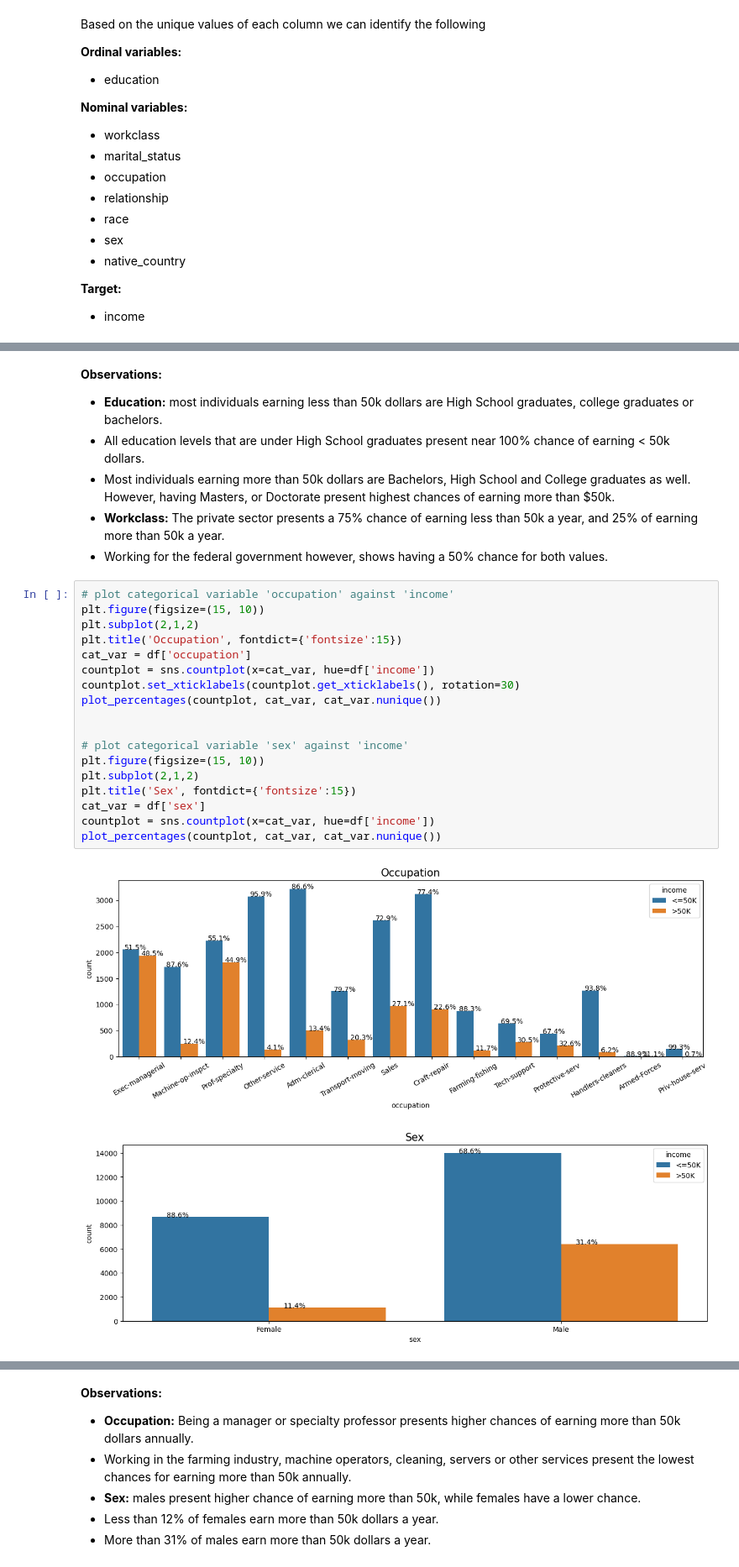
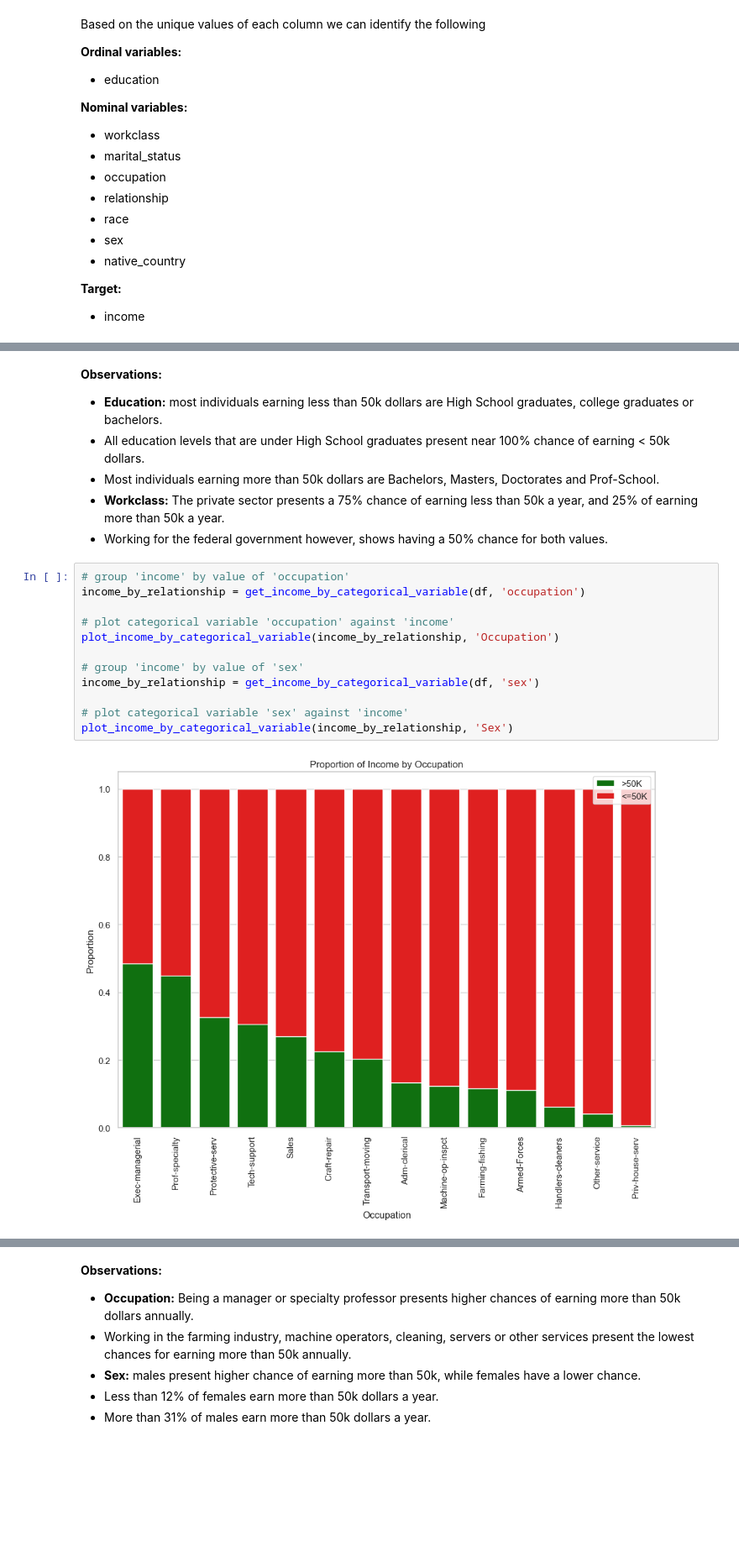
Before and after one commit to ErnieSumoso/data-analysis, a Jupyter notebook: 12-Salary-income-variables-EDA.ipynb, the cells around one changed output, grey strips where cells are left out. Shown at 84% size. Drawn from its saved outputs; the diff is of its cells as text; blank space fills up the shorter version.

```diff
--- a/12-Salary-income-variables-exploration.ipynb
+++ b/12-Salary-income-variables-EDA.ipynb
@@ -569,27 +578,20 @@ plot_percentages(countplot, cat_var, cat_var.nunique())
 __Observations:__
 - __Education:__ most individuals earning less than 50k dollars are High School graduates, college graduates or bachelors.
 - All education levels that are under High School graduates present near 100% chance of earning < 50k dollars.
-- Most individuals earning more than 50k dollars are Bachelors, High School and College graduates as well. However, having Masters, or Doctorate present highest chances of earning more than $50k.
+- Most individuals earning more than 50k dollars are Bachelors, Masters, Doctorates and Prof-School.
 - __Workclass:__ The private sector presents a 75% chance of earning less than 50k a year, and 25% of earning more than 50k a year.
 - Working for the federal government however, shows having a 50% chance for both values.
-# %%
-# plot categorical variable 'occupation' against 'income'
-plt.figure(figsize=(15, 10))
-plt.subplot(2,1,2)
-plt.title('Occupation', fontdict={'fontsize':15})
-cat_var = df['occupation']
-countplot = sns.countplot(x=cat_var, hue=df['income'])
-countplot.set_xticklabels(countplot.get_xticklabels(), rotation=30)
-plot_percentages(countplot, cat_var, cat_var.nunique())
-
-
-# plot categorical variable 'sex' against 'income'
-plt.figure(figsize=(15, 10))
-plt.subplot(2,1,2)
-plt.title('Sex', fontdict={'fontsize':15})
-cat_var = df['sex']
-countplot = sns.countplot(x=cat_var, hue=df['income'])
-plot_percentages(countplot, cat_var, cat_var.nunique())
-# %% [output]
-[figure, removed]
-[figure, removed]
+# %%
+# group 'income' by value of 'occupation'
+income_by_relationship = get_income_by_categorical_variable(df, 'occupation')
+
+# plot categorical variable 'occupation' against 'income'
+plot_income_by_categorical_variable(income_by_relationship, 'Occupation')
+
+# group 'income' by value of 'sex'
+income_by_relationship = get_income_by_categorical_variable(df, 'sex')
+
+# plot categorical variable 'sex' against 'income'
+plot_income_by_categorical_variable(income_by_relationship, 'Sex')
+# %% [output]
+[figure, added]
```
Also changed, not shown: parts of 19 cells of this notebook.
